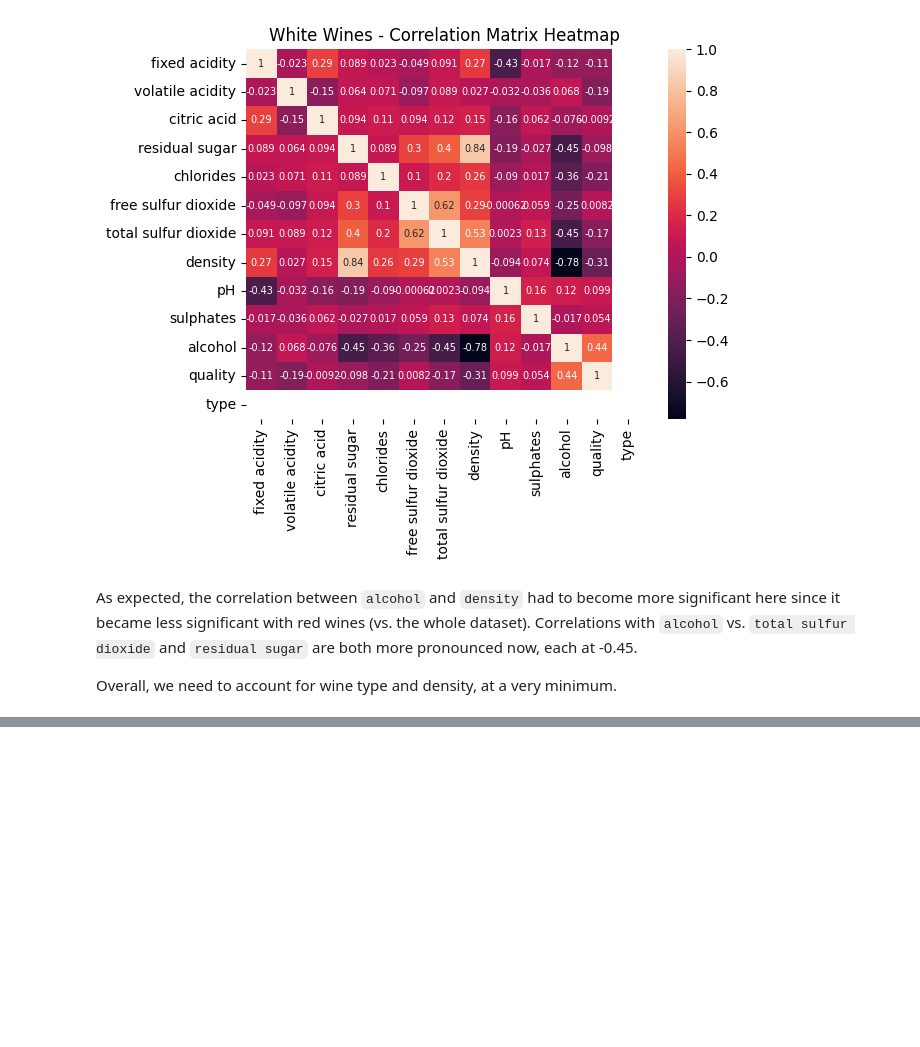
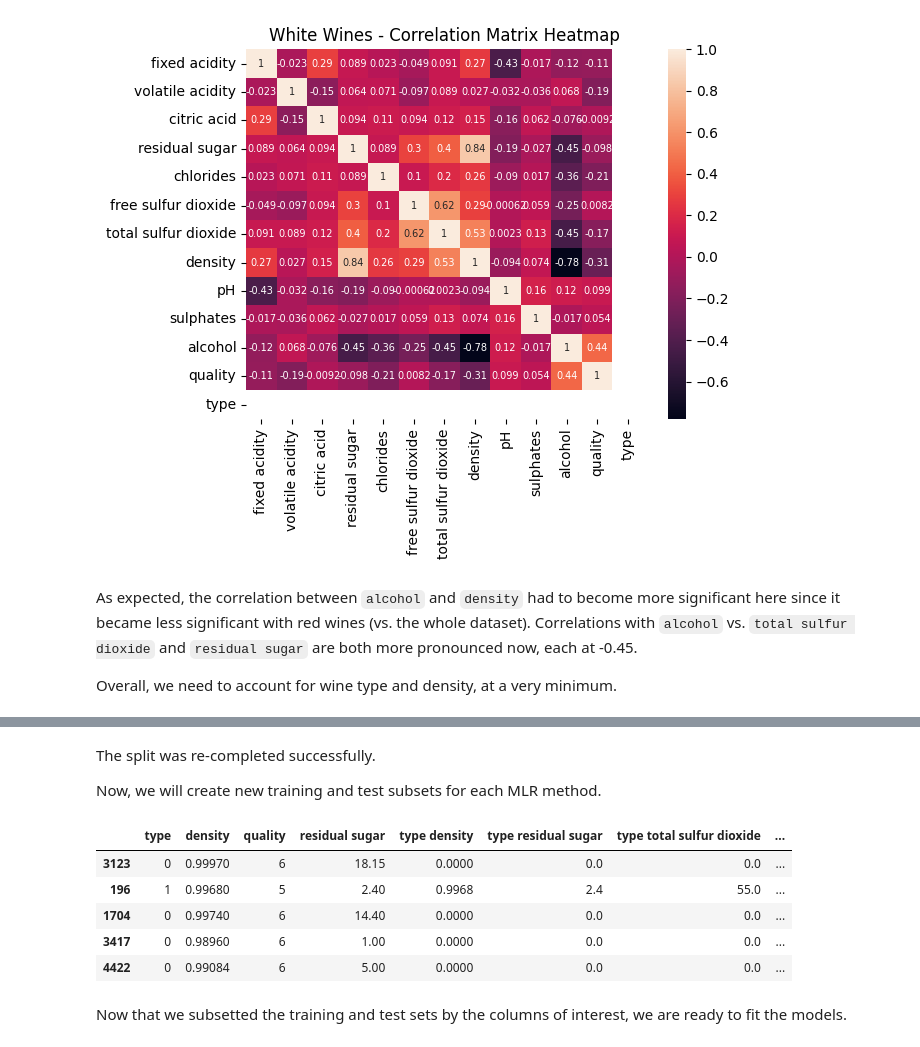
Before and after one commit to trevorlillywhite/HW7-NCSU-ST-554-Trevor-Lillywhite, a Jupyter notebook: HW7_ST554_Lillywhite.ipynb, the cells around one changed output, grey strips where cells are left out. Cells and saved outputs as stored; diff of their text form; code cells hidden in the pictures; blank space fills up the shorter version.

```diff
--- a/HW7_ST554_Lillywhite.ipynb
+++ b/HW7_ST554_Lillywhite.ipynb
@@ -311,0 +428,38 @@ The polynomial terms were chosen based on the visible data curvature in the `pai
+# %% [markdown]
+The split was re-completed successfully.
+
+Now, we will create new training and test subsets for each MLR method.
+# %%
+# Subset training and test sets for each MLR
+cols_mlr1 = ['type','density','quality']
+X_train_mlr1 = X_train[cols_mlr1]
+X_test_mlr1 = X_test[cols_mlr1]
+
+cols_mlr2 = ['type', 'density', 'quality',
+             'residual sugar', 'total sulfur dioxide']
+X_train_mlr2 = X_train[cols_mlr2]
+X_test_mlr2 = X_test[cols_mlr2]
+
+cols_mlr3 = ['type', 'density', 'quality', 'residual sugar',
+             'type density', 'type residual sugar', 'type total sulfur dioxide']
+
+X_train_mlr3 = X_train[cols_mlr3]
+X_test_mlr3 = X_test[cols_mlr3]
+
+cols_mlr4 = ['type', 'density', 'quality', 'residual sugar',
+             'type density', 'type residual sugar', 'type total sulfur dioxide',
+             'residual sugar^2', 'total sulfur dioxide^2', 'density^2']
+X_train_mlr4 = X_train[cols_mlr4]
+X_test_mlr4 = X_test[cols_mlr4]
+
+# Check subsetted training set example
+X_train_mlr4.head()
+# %% [output]
+|  | type | density | quality | residual sugar | type density | type residual sugar | type total sulfur dioxide | ... |
+| 3123 | 0 | 0.99970 | 6 | 18.15 | 0.0000 | 0.0 | 0.0 | ... |
+| 196 | 1 | 0.99680 | 5 | 2.40 | 0.9968 | 2.4 | 55.0 | ... |
+| 1704 | 0 | 0.99740 | 6 | 14.40 | 0.0000 | 0.0 | 0.0 | ... |
+| 3417 | 0 | 0.98960 | 6 | 1.00 | 0.0000 | 0.0 | 0.0 | ... |
+| 4422 | 0 | 0.99084 | 6 | 5.00 | 0.0000 | 0.0 | 0.0 | ... |
+# %% [markdown]
+Now that we subsetted the training and test sets by the columns of interest, we are ready to fit the models.
```
Also changed, not shown: parts of 11 cells of this notebook.
